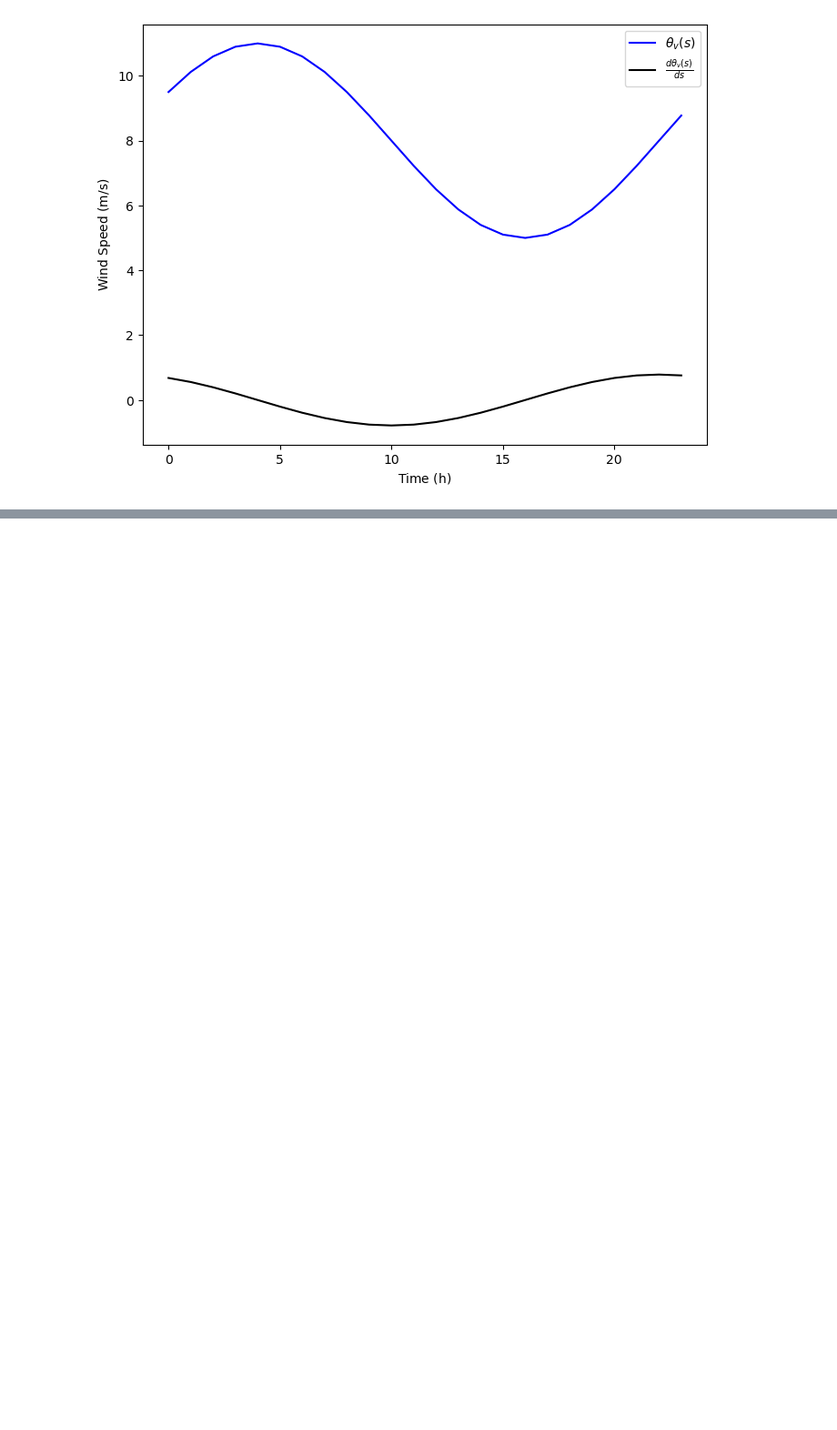
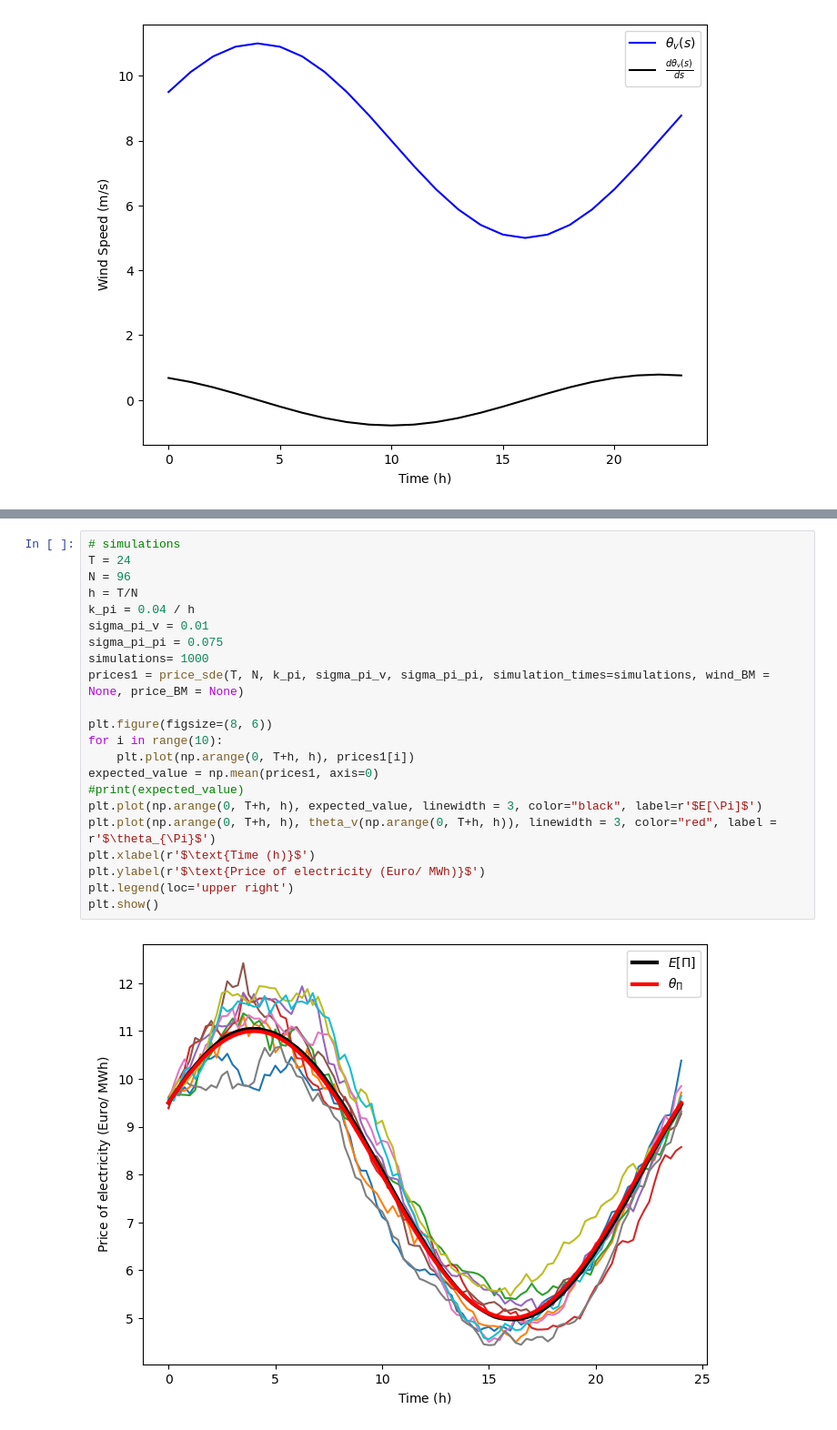
Before and after one commit to thihaa2019/HESS-NN, a Jupyter notebook: price_process.ipynb, the cells around one changed output, grey strips where cells are left out. Shown: that part at 91% size. Drawn from its saved outputs; the diff is of its cells as text; blank space fills up the shorter version.

```diff
--- a/price_process.ipynb
+++ b/price_process.ipynb
@@ -80,0 +98,24 @@ array([ 9.5614066 , 10.00558357, 10.60933109, 10.48012728, 10.93791533,
+# %%
+# simulations
+T = 24
+N = 96
+h = T/N
+k_pi = 0.04 / h
+sigma_pi_v = 0.01
+sigma_pi_pi = 0.075
+simulations= 1000
+prices1 = price_sde(T, N, k_pi, sigma_pi_v, sigma_pi_pi, simulation_times=simulations, wind_BM = None, price_BM = None)
+
+plt.figure(figsize=(8, 6))
+for i in range(10):
+    plt.plot(np.arange(0, T+h, h), prices1[i])
+expected_value = np.mean(prices1, axis=0)
+#print(expected_value)
+plt.plot(np.arange(0, T+h, h), expected_value, linewidth = 3, color="black", label=r'$E[\Pi]$')
+plt.plot(np.arange(0, T+h, h), theta_v(np.arange(0, T+h, h)), linewidth = 3, color="red", label = r'$\theta_{\Pi}$')
+plt.xlabel(r'$\text{Time (h)}$')
+plt.ylabel(r'$\text{Price of electricity (Euro/ MWh)}$')
+plt.legend(loc='upper right')
+plt.show()
+# %% [output]
+[figure, added]
```
Also changed, not shown: parts of 6 cells of this notebook.
